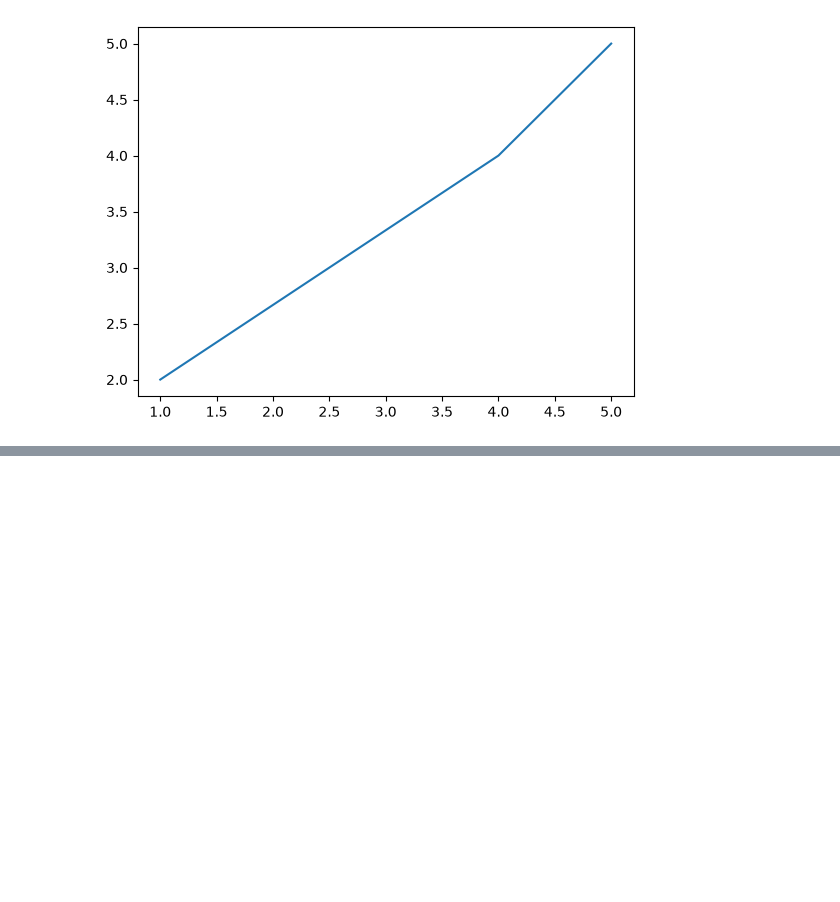
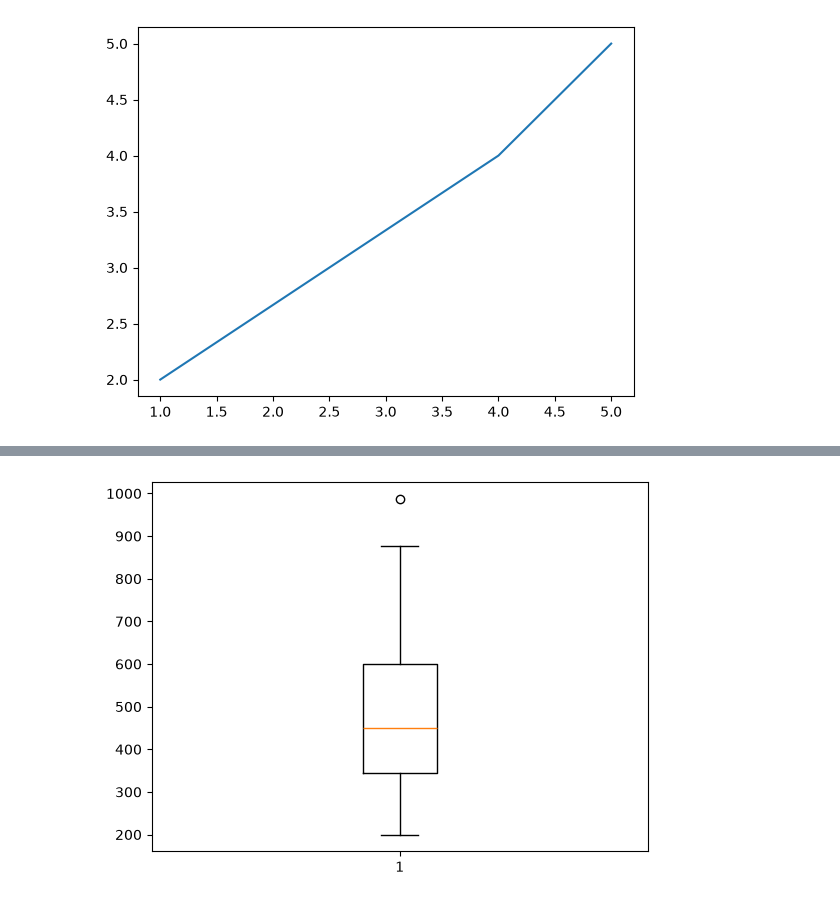
Before and after one commit to bonssss/data-analytics-journey, a Jupyter notebook: python_for_analyst/matplotlib.ipynb, the cells around one changed output, grey strips where cells are left out. Cells and saved outputs as stored; diff of their text form; code cells hidden in the pictures; blank space fills up the shorter version.

```diff
--- a/python_for_analyst/matplotlib.ipynb
+++ b/python_for_analyst/matplotlib.ipynb
@@ -13,0 +44,5 @@ plt.show()
+# %%
+plt.boxplot(df['Salary'])
+plt.show()
+# %% [output]
+[figure, added]
```
Also changed, not shown: parts of 4 cells of this notebook.
